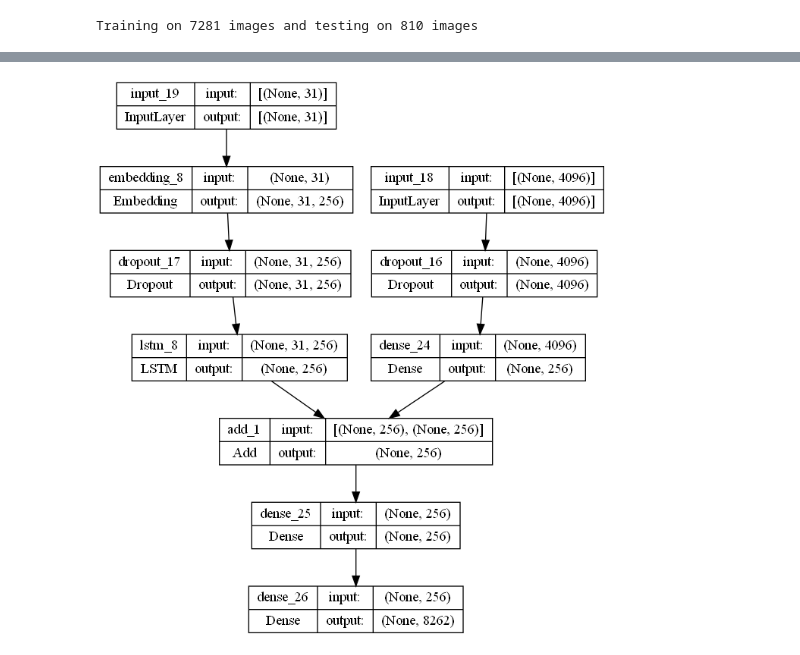
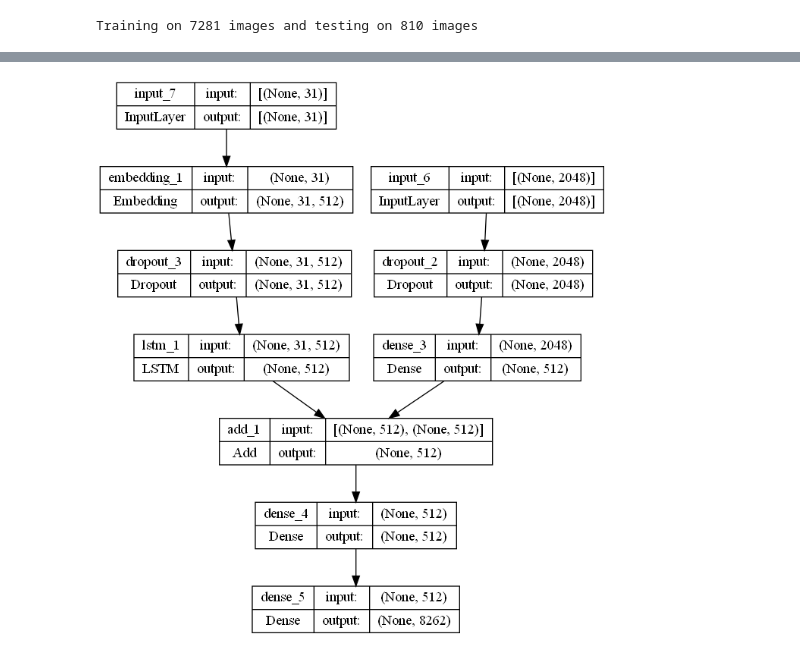
Before and after one commit to bhavanvir/Image-Captioner, a Jupyter notebook: main.ipynb, the cells around one changed output, grey strips where cells are left out. Cells and saved outputs as stored; diff of their text form; code cells hidden in the pictures.

```diff
--- a/main.ipynb
+++ b/main.ipynb
@@ -128,7 +125,10 @@ for key, captions in mapping.items():
     for caption in captions:
         all_captions.append(caption)
 # %%
-tokenizer = Tokenizer(oov_token='<unk>', filters='!"#$%&()*+.,-/:;=?@[\]^_`{|}~ ')
+# Allow only the top_k words in the vocabulary
+top_k = 5000
+
+tokenizer = Tokenizer(num_words=top_k, oov_token='<unk>', filters='!"#$%&()*+.,-/:;=?@[\]^_`{|}~ ')
 tokenizer.fit_on_texts(all_captions)
 tokenizer.word_index['<pad>'] = 0
 tokenizer.index_word[0] = '<pad>'
@@ -194,25 +194,25 @@ def data_generator(data_keys, mapping, features, tokenizer, max_length, vocab_si
                 n = 0
 # %%
 # Encoder model
-inputs1 = Input(shape=(4096,))
+inputs1 = Input(shape=(2048,))
 fe1 = Dropout(0.4)(inputs1)
-fe2 = Dense(256, activation='relu')(fe1)
+fe2 = Dense(512, activation='relu')(fe1)
 
 inputs2 = Input(shape=(max_length,))
-se1 = Embedding(vocab_size, 256, mask_zero=True)(inputs2)
+se1 = Embedding(vocab_size, 512, mask_zero=True)(inputs2)
 se2 = Dropout(0.4)(se1)
-se3 = LSTM(256)(se2)
+se3 = LSTM(512)(se2)
 
 # Decoder model
 decoder1 = add([fe2, se3])
-decoder2 = Dense(256, activation='relu')(decoder1)
+decoder2 = Dense(512, activation='relu')(decoder1)
 outputs = Dense(vocab_size, activation='softmax')(decoder2)
 
 model = Model(inputs=[inputs1, inputs2], outputs=outputs)
 model.compile(loss='categorical_crossentropy', optimizer='adam')
 
 # Plot the model
 plot_model(model, show_shapes=True)
 # %% [output]
-[figure, old version]
+[figure, new version]
 # %%
```
Also changed, not shown: parts of 12 cells of this notebook, 2 other files.
